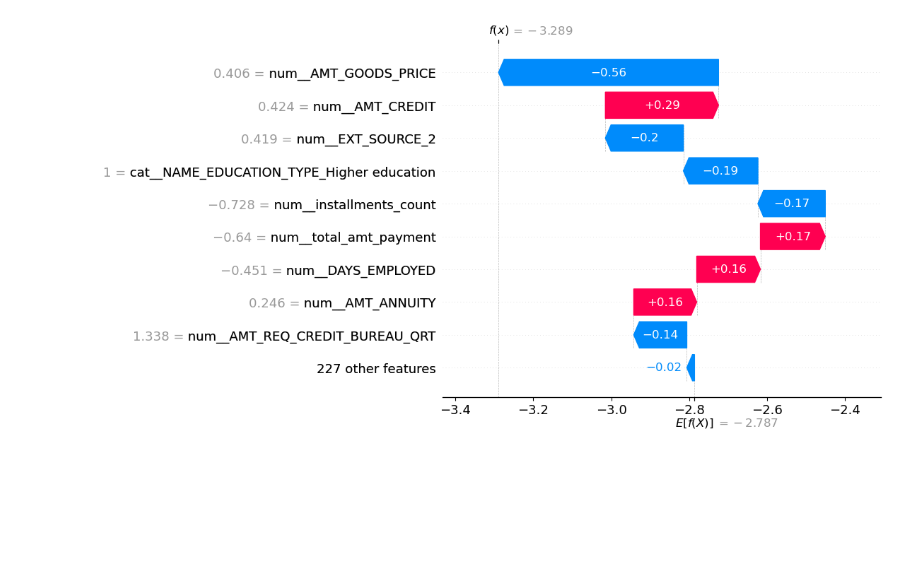
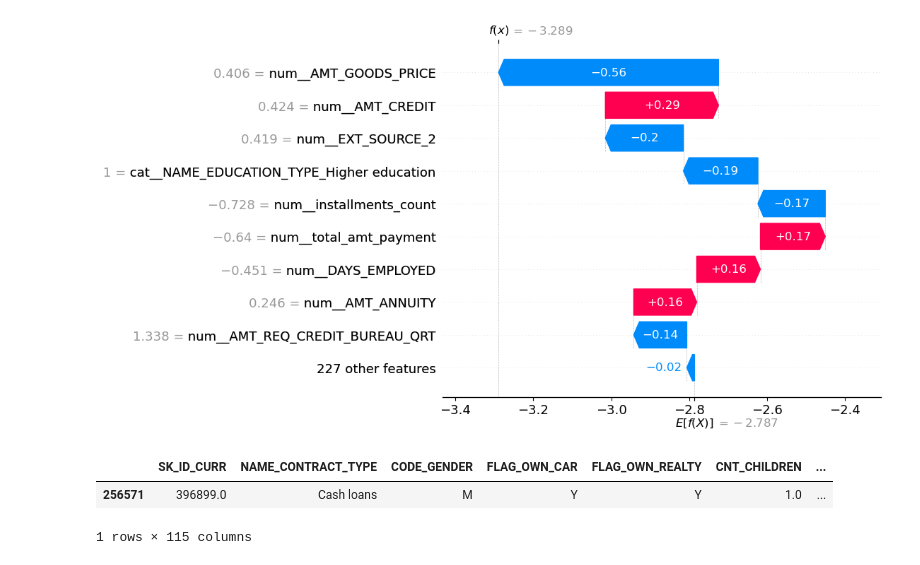
Before and after one commit to Elmboup/mlops-home-credit, a Jupyter notebook: home-credit-default-risk/notebooks/scoring_02_modelling.ipynb, the cells around one changed output. Saved outputs shown, nothing was run; the diff lists cells and outputs as text; code cells hidden in the pictures; blank space fills up the shorter version.

Commit message:
data for testing

```diff
--- a/home-credit-default-risk/notebooks/scoring_02_modelling.ipynb
+++ b/home-credit-default-risk/notebooks/scoring_02_modelling.ipynb
@@ -299,3 +301,11 @@ shap.summary_plot(shap_values, X_trans_df, max_display=20)
 shap.plots.waterfall(shap_values[0])
 # %% [output]
 [figure]
+# %%
+sample_data = X_test.iloc[[0]]
+# %%
+sample_data
+# %% [output]
+|  | SK_ID_CURR | NAME_CONTRACT_TYPE | CODE_GENDER | FLAG_OWN_CAR | FLAG_OWN_REALTY | CNT_CHILDREN | ... |
+| 256571 | 396899.0 | Cash loans | M | Y | Y | 1.0 | ... |
+1 rows × 115 columns
```
Also changed, not shown: parts of 2 cells of this notebook, 2 other files.
